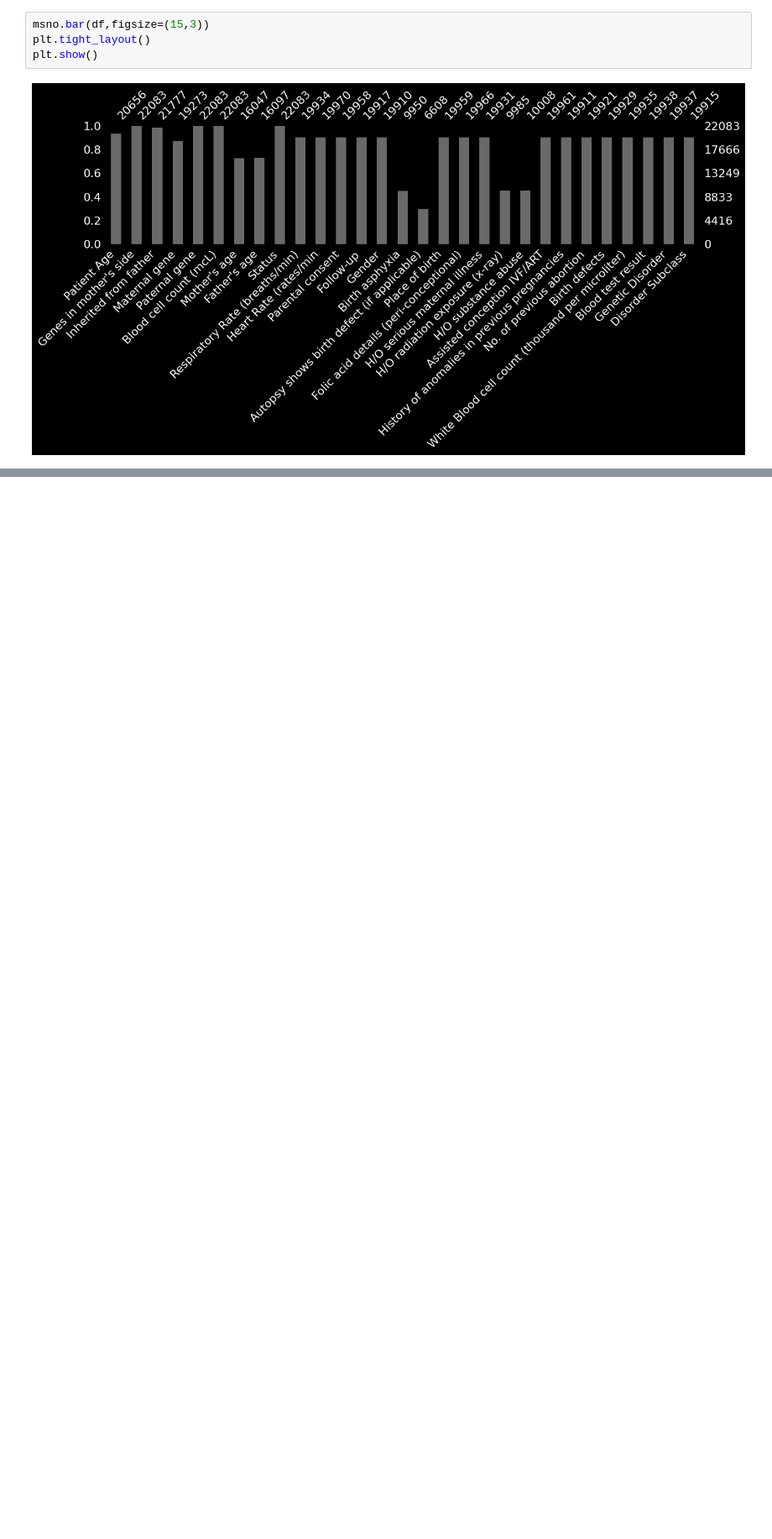
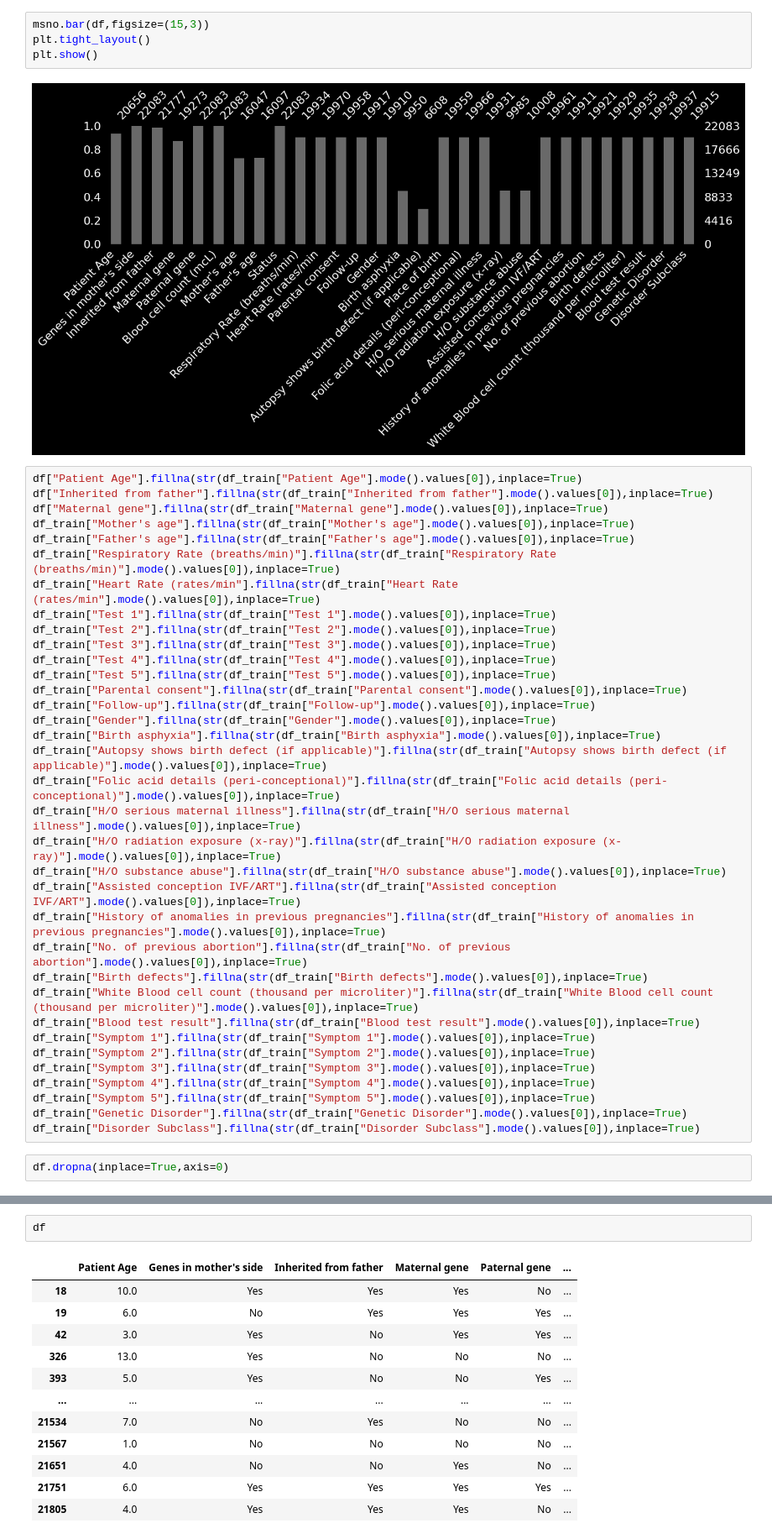
Before and after one commit to DavidHuang0621/Genomes-GeneticDisorders, a Jupyter notebook: EDA.ipynb, the cells around one changed output, grey strips where cells are left out. Shown: that part at 84% size. Drawn from its saved outputs; the diff is of its cells as text; blank space fills up the shorter version.

```diff
--- a/EDA.ipynb
+++ b/EDA.ipynb
@@ -195,3 +195,40 @@ plt.tight_layout()
 plt.show()
 # %% [output]
 [figure]
+# %%
+df["Patient Age"].fillna(str(df_train["Patient Age"].mode().values[0]),inplace=True)
+df["Inherited from father"].fillna(str(df_train["Inherited from father"].mode().values[0]),inplace=True)
+df["Maternal gene"].fillna(str(df_train["Maternal gene"].mode().values[0]),inplace=True)
+df_train["Mother's age"].fillna(str(df_train["Mother's age"].mode().values[0]),inplace=True)
+df_train["Father's age"].fillna(str(df_train["Father's age"].mode().values[0]),inplace=True)
+df_train["Respiratory Rate (breaths/min)"].fillna(str(df_train["Respiratory Rate (breaths/min)"].mode().values[0]),inplace=True)
+df_train["Heart Rate (rates/min"].fillna(str(df_train["Heart Rate (rates/min"].mode().values[0]),inplace=True)
+df_train["Test 1"].fillna(str(df_train["Test 1"].mode().values[0]),inplace=True)
+df_train["Test 2"].fillna(str(df_train["Test 2"].mode().values[0]),inplace=True)
+df_train["Test 3"].fillna(str(df_train["Test 3"].mode().values[0]),inplace=True)
+df_train["Test 4"].fillna(str(df_train["Test 4"].mode().values[0]),inplace=True)
+df_train["Test 5"].fillna(str(df_train["Test 5"].mode().values[0]),inplace=True)
+df_train["Parental consent"].fillna(str(df_train["Parental consent"].mode().values[0]),inplace=True)
+df_train["Follow-up"].fillna(str(df_train["Follow-up"].mode().values[0]),inplace=True)
+df_train["Gender"].fillna(str(df_train["Gender"].mode().values[0]),inplace=True)
+df_train["Birth asphyxia"].fillna(str(df_train["Birth asphyxia"].mode().values[0]),inplace=True)
+df_train["Autopsy shows birth defect (if applicable)"].fillna(str(df_train["Autopsy shows birth defect (if applicable)"].mode().values[0]),inplace=True)
+df_train["Folic acid details (peri-conceptional)"].fillna(str(df_train["Folic acid details (peri-conceptional)"].mode().values[0]),inplace=True)
+df_train["H/O serious maternal illness"].fillna(str(df_train["H/O serious maternal illness"].mode().values[0]),inplace=True)
+df_train["H/O radiation exposure (x-ray)"].fillna(str(df_train["H/O radiation exposure (x-ray)"].mode().values[0]),inplace=True)
+df_train["H/O substance abuse"].fillna(str(df_train["H/O substance abuse"].mode().values[0]),inplace=True)
+df_train["Assisted conception IVF/ART"].fillna(str(df_train["Assisted conception IVF/ART"].mode().values[0]),inplace=True)
+df_train["History of anomalies in previous pregnancies"].fillna(str(df_train["History of anomalies in previous pregnancies"].mode().values[0]),inplace=True)
+df_train["No. of previous abortion"].fillna(str(df_train["No. of previous abortion"].mode().values[0]),inplace=True)
+df_train["Birth defects"].fillna(str(df_train["Birth defects"].mode().values[0]),inplace=True)
+df_train["White Blood cell count (thousand per microliter)"].fillna(str(df_train["White Blood cell count (thousand per microliter)"].mode().values[0]),inplace=True)
+df_train["Blood test result"].fillna(str(df_train["Blood test result"].mode().values[0]),inplace=True)
+df_train["Symptom 1"].fillna(str(df_train["Symptom 1"].mode().values[0]),inplace=True)
+df_train["Symptom 2"].fillna(str(df_train["Symptom 2"].mode().values[0]),inplace=True)
+df_train["Symptom 3"].fillna(str(df_train["Symptom 3"].mode().values[0]),inplace=True)
+df_train["Symptom 4"].fillna(str(df_train["Symptom 4"].mode().values[0]),inplace=True)
+df_train["Symptom 5"].fillna(str(df_train["Symptom 5"].mode().values[0]),inplace=True)
+df_train["Genetic Disorder"].fillna(str(df_train["Genetic Disorder"].mode().values[0]),inplace=True)
+df_train["Disorder Subclass"].fillna(str(df_train["Disorder Subclass"].mode().values[0]),inplace=True)
+# %%
+df.dropna(inplace=True,axis=0)
@@ -197,0 +256,15 @@ plt.show()
+# %%
+df
+# %% [output]
+|  | Patient Age | Genes in mother's side | Inherited from father | Maternal gene | Paternal gene | ... |
+| 18 | 10.0 | Yes | Yes | Yes | No | ... |
+| 19 | 6.0 | No | Yes | Yes | Yes | ... |
+| 42 | 3.0 | Yes | No | Yes | Yes | ... |
+| 326 | 13.0 | Yes | No | No | No | ... |
+| 393 | 5.0 | Yes | No | No | Yes | ... |
+| ... | ... | ... | ... | ... | ... | ... |
+| 21534 | 7.0 | No | Yes | No | No | ... |
+| 21567 | 1.0 | No | No | No | No | ... |
+| 21651 | 4.0 | No | No | Yes | No | ... |
+| 21751 | 6.0 | Yes | Yes | Yes | Yes | ... |
+| 21805 | 4.0 | Yes | Yes | Yes | No | ... |
```
Also changed, not shown: parts of 2 cells of this notebook.
